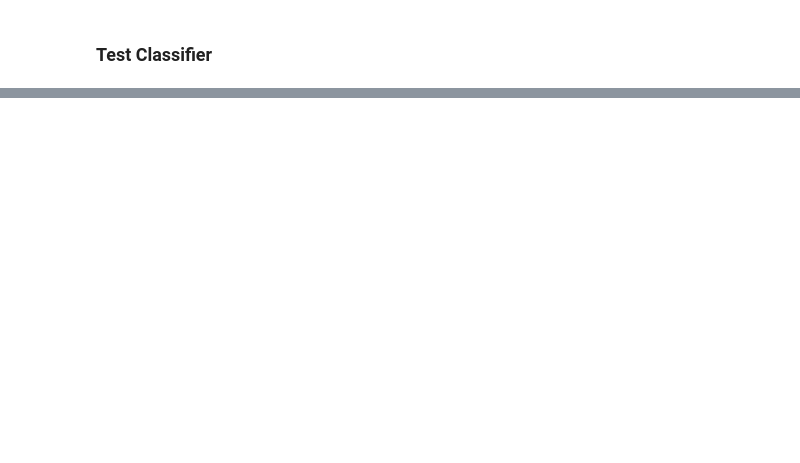
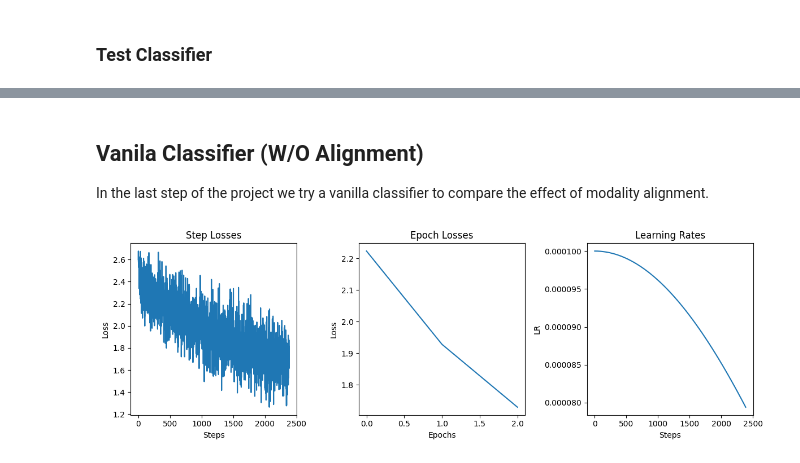
Before and after one commit to pouyan9675/ubiquitous-octo-eureka, a Jupyter notebook: part-2/part2.ipynb, the cells around one changed output, grey strips where cells are left out. Cells and saved outputs as stored; diff of their text form; code cells hidden in the pictures; blank space fills up the shorter version.

```diff
--- a/part-2/part2.ipynb
+++ b/part-2/part2.ipynb
@@ -719,0 +846,34 @@ Model Accuracy: 37.209%
+# %% [markdown]
+## Vanila Classifier (W/O Alignment)
+
+In the last step of the project we try a vanilla classifier to compare the effect of modality alignment.
+# %%
+vanilla_classifier = VanillaClassifier(
+    class_num=df['donor_id'].unique().shape[0],  # Number of unique classes
+    dropout=0.3,
+)
+
+optimizer = torch.optim.Adam(vanilla_classifier.parameters(), lr=1e-4)
+ce_loss = torch.nn.CrossEntropyLoss()  # Main task loss
+bce_loss = torch.nn.BCEWithLogitsLoss()  # Adversarial loss for sex prediction
+scheduler = lr_scheduler.CosineAnnealingLR(optimizer, T_max=10 * len(cell_dataloader))
+
+# Create the classification trainer with adversarial support
+trainer = VanillaTrainer(
+    model=vanilla_classifier,
+    optimizer=optimizer,
+    loss_fn=ce_loss,
+    scheduler=scheduler,
+)
+
+# train the model
+train_metrics = trainer.train(
+    cell_dataloader,
+    num_epochs=3,
+    # val_loader=test_dataloader,
+)
+
+# After training, you can visualize both main and adversarial metrics
+trainer.plot_training_metrics(save_path="./logs/classification/vanilla_training_results.png")
+# %% [output]
+[figure, added]
```
Also changed, not shown: parts of 16 cells of this notebook, 10 other files.
